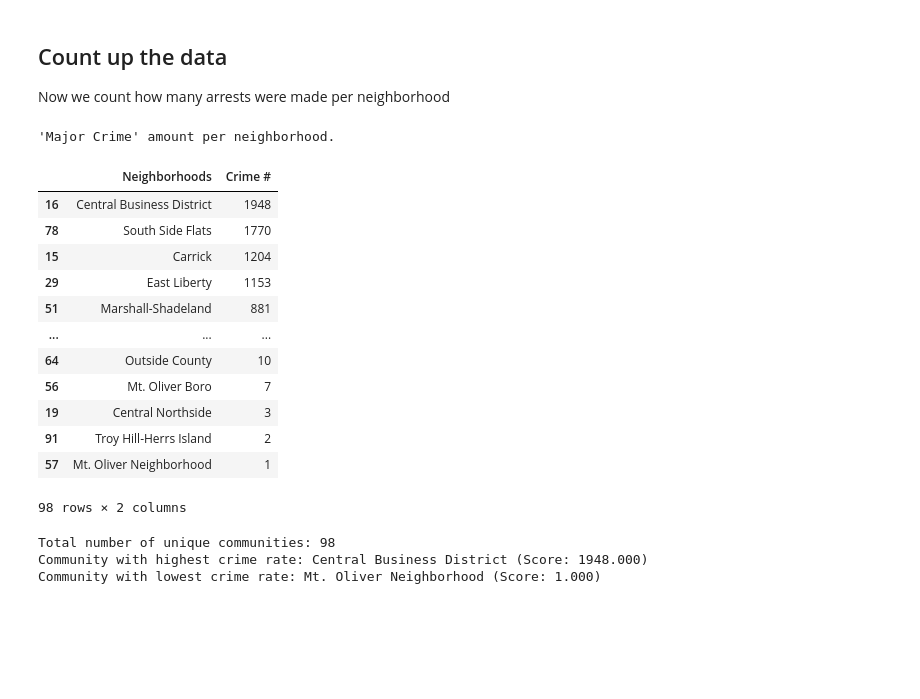
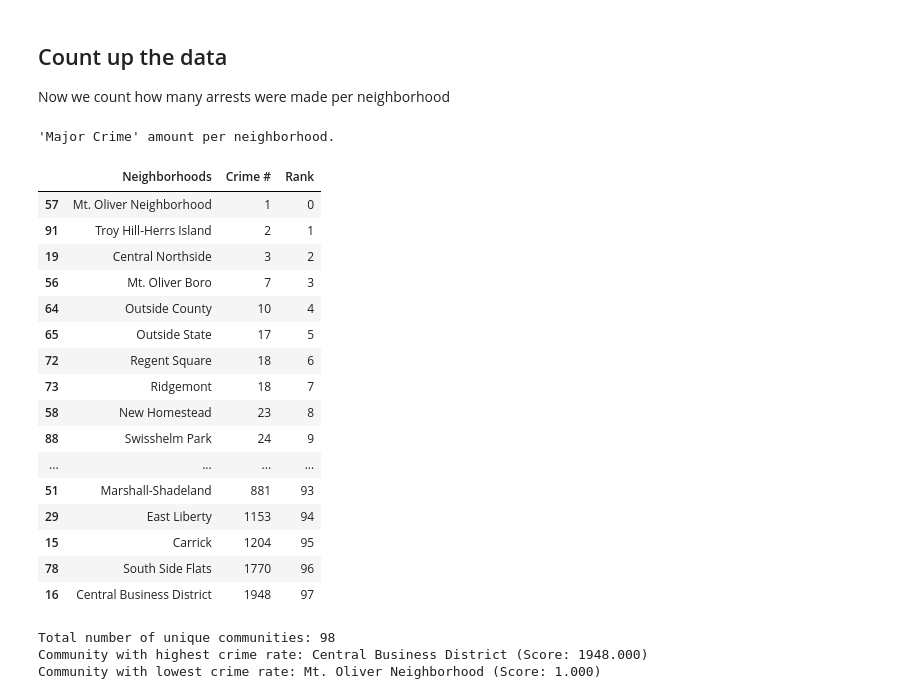
Before and after one commit to Enoch1103/Pittsburgh-best-neighborhood, a Jupyter notebook: crime_data/crime_Analysis.ipynb, the cells around one changed output. Drawn from its saved outputs; the diff is of its cells as text; code cells hidden in the pictures; blank space fills up the shorter version.

```diff
--- a/crime_data/crime_Analysis.ipynb
+++ b/crime_data/crime_Analysis.ipynb
@@ -158,34 +158,41 @@ Now we count how many arrests were made per neighborhood
 # %%
 #Filter out all "non-major" crimes
 crimrate = crime_df[crime_df.OFFENSES.str.contains('|'.join(majorcrime))]
 
 #count the amount of rows with similar neighborhood values
 offnumb = crimrate.groupby(crimrate.INCIDENTNEIGHBORHOOD.tolist(),as_index=False).size()
 
 #Sort them values yo
-offnumb=offnumb.sort_values('size', ascending=False)
+offnumb=offnumb.sort_values('size', ascending=True)
+
+#Rank number column
+offnumb['Rank']=range(len(offnumb))
 
 #Renames Columns from index and size
 offnumb=offnumb.rename(columns={"index":"Neighborhoods","size":"Crime #"})
 
 print("'Major Crime' amount per neighborhood.")
-pd.set_option('display.max_rows',10)
+pd.set_option('display.max_rows',100)
 display(offnumb)
 # %% [output]
 'Major Crime' amount per neighborhood.
-|  | Neighborhoods | Crime # |
-| 16 | Central Business District | 1948 |
-| 78 | South Side Flats | 1770 |
-| 15 | Carrick | 1204 |
-| 29 | East Liberty | 1153 |
-| 51 | Marshall-Shadeland | 881 |
-| ... | ... | ... |
-| 64 | Outside County | 10 |
-| 56 | Mt. Oliver Boro | 7 |
-| 19 | Central Northside | 3 |
-| 91 | Troy Hill-Herrs Island | 2 |
-| 57 | Mt. Oliver Neighborhood | 1 |
+|  | Neighborhoods | Crime # | Rank |
+| 57 | Mt. Oliver Neighborhood | 1 | 0 |
+| 91 | Troy Hill-Herrs Island | 2 | 1 |
+| 19 | Central Northside | 3 | 2 |
+| 56 | Mt. Oliver Boro | 7 | 3 |
+| 64 | Outside County | 10 | 4 |
+| 65 | Outside State | 17 | 5 |
+| 72 | Regent Square | 18 | 6 |
+| 73 | Ridgemont | 18 | 7 |
+| 58 | New Homestead | 23 | 8 |
+| 88 | Swisshelm Park | 24 | 9 |
+| ... | ... | ... | ... |
+| 51 | Marshall-Shadeland | 881 | 93 |
+| 29 | East Liberty | 1153 | 94 |
+| 15 | Carrick | 1204 | 95 |
+| 78 | South Side Flats | 1770 | 96 |
+| 16 | Central Business District | 1948 | 97 |
-98 rows × 2 columns
 # %%
 # Step 5: Create visualization
   #IGNORE (I tried)
```
Also changed, not shown: parts of 1 cell of this notebook.
